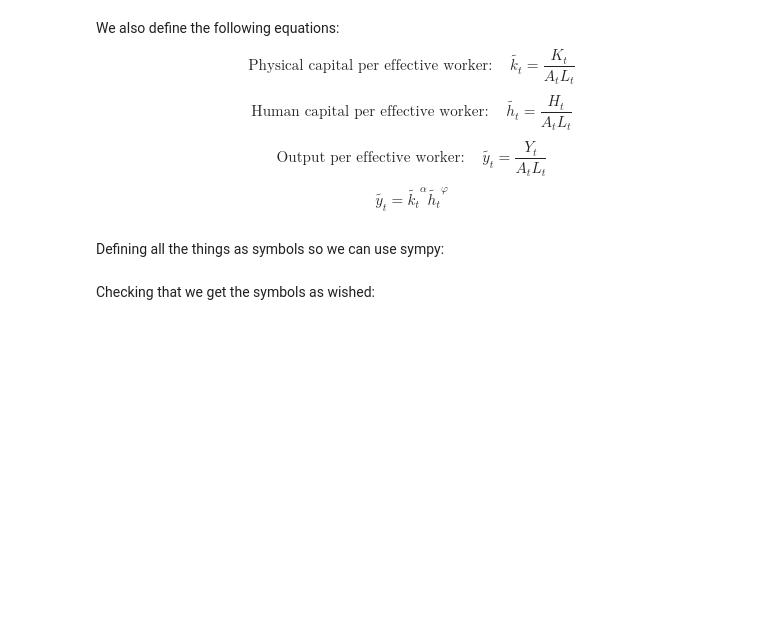
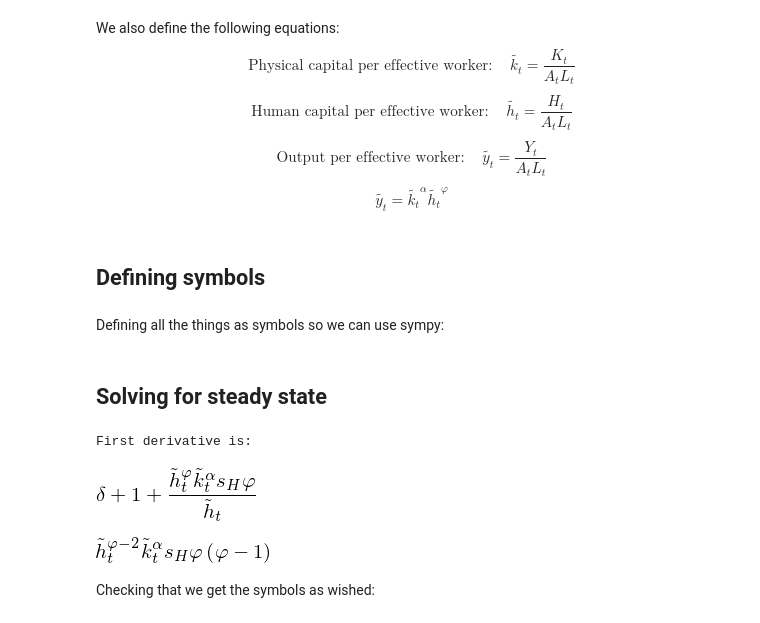
Before and after one commit to kzm266/projects-2019-anaconda-bois, a Jupyter notebook: modelproject/modelproject.ipynb, the cells around one changed output. Drawn from its saved outputs; the diff is of its cells as text; code cells hidden in the pictures; blank space fills up the shorter version.

```diff
--- a/modelproject/modelproject.ipynb
+++ b/modelproject/modelproject.ipynb
@@ -52,6 +49,8 @@ We also define the following equations:
 \begin{equation}
 \tilde{y_t} = \tilde{k_t}^{\alpha} \tilde{h_t}^{\varphi}
 \end{equation}
+# %% [markdown]
+## Defining symbols
 # %% [markdown]
 Defining all the things as symbols so we can use sympy:
 # %%
@@ -70,7 +69,18 @@ phi = sm.symbols("varphi")
 ktilde = sm.symbols("ktilde_t")
 htilde = sm.symbols("htilde_t")
 ytilde = sm.symbols("ytilde_t")
+htilde1 = sm.symbols("htilde_t+1")
 ktildestar = sm.symbols("ktilde^*")
 htildestar = sm.symbols("htilde^*")
 ytildestar = sm.symbols("ytilde^*")
 ystar = sm.symbols("y^*")
+# %% [markdown]
+## Solving for steady state
+# %%
+eq5 = sm.Eq(htilde1 - htilde, delta*htilde + sH*ktilde**alpha*htilde**phi)
+eq5s = sm.solve(eq5, htilde1)[0]
+print('First derivative is:')
+sm.simplify(sm.diff(eq5s, htilde))
+# %% [output]
+First derivative is:
+[figure, added]
@@ -77,3 +89,8 @@ ystar = sm.symbols("y^*")
+# %%
+diff5 = sm.simplify(sm.diff(dif5, htilde))
+diff5
+# %% [output]
+[figure, added]
 # %% [markdown]
 Checking that we get the symbols as wished:
 # %%
```
Also changed, not shown: parts of 9 cells of this notebook.
